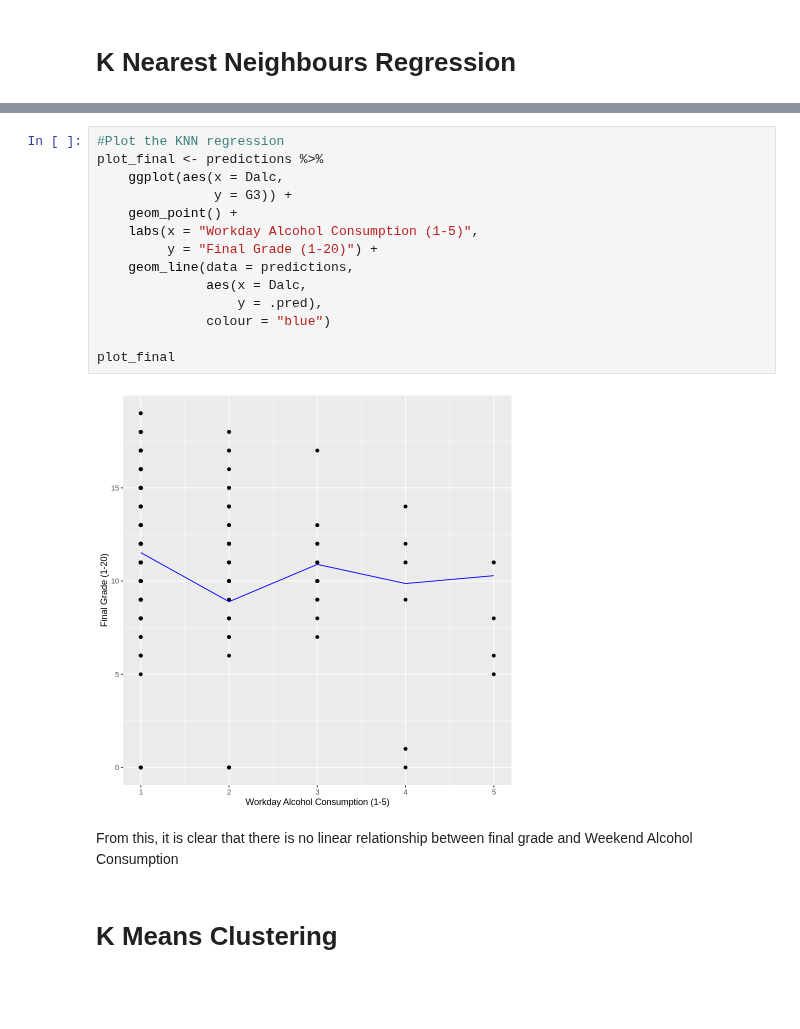
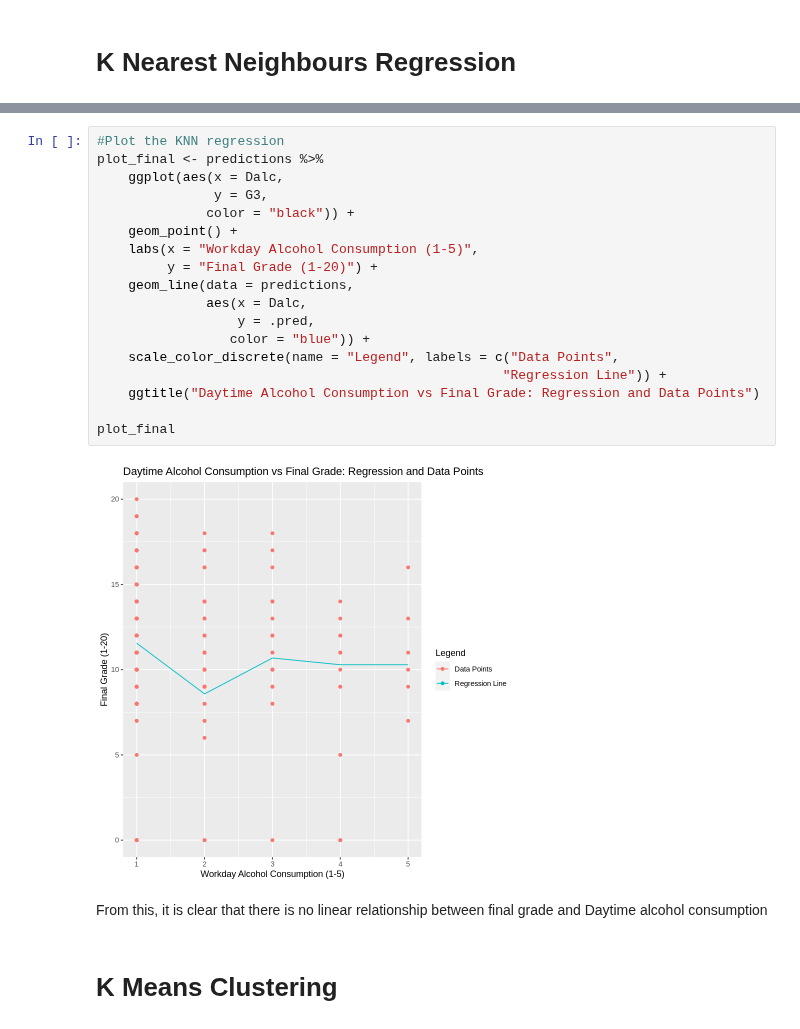
Before and after one commit to eto168/DSCI100_team24_project_proposal, a Jupyter notebook: Project-Report.ipynb, the cells around one changed output, grey strips where cells are left out. Drawn from its saved outputs; the diff is of its cells as text; blank space fills up the shorter version.

Commit message:
added some titles and legends

```diff
--- a/Project-Report.ipynb
+++ b/Project-Report.ipynb
@@ -563,20 +557,24 @@ A tibble: 3 × 3
 # %%
 #Plot the KNN regression
 plot_final <- predictions %>%
     ggplot(aes(x = Dalc,
-               y = G3)) +
+               y = G3,
+              color = "black")) +
     geom_point() +
     labs(x = "Workday Alcohol Consumption (1-5)",
          y = "Final Grade (1-20)") +
     geom_line(data = predictions,
               aes(x = Dalc,
-                  y = .pred),
-              colour = "blue")
+                  y = .pred,
+                 color = "blue")) +
+    scale_color_discrete(name = "Legend", labels = c("Data Points",
+                                                    "Regression Line")) +
+    ggtitle("Daytime Alcohol Consumption vs Final Grade: Regression and Data Points")
 
 plot_final
 # %% [output]
-[figure, old version]
+[figure, new version]
 # %% [markdown]
-From this, it is clear that there is no linear relationship between final grade and Weekend Alcohol Consumption
+From this, it is clear that there is no linear relationship between final grade and Daytime alcohol consumption
 # %% [markdown]
 # K Means Clustering
```
Also changed, not shown: parts of 9 cells of this notebook.
